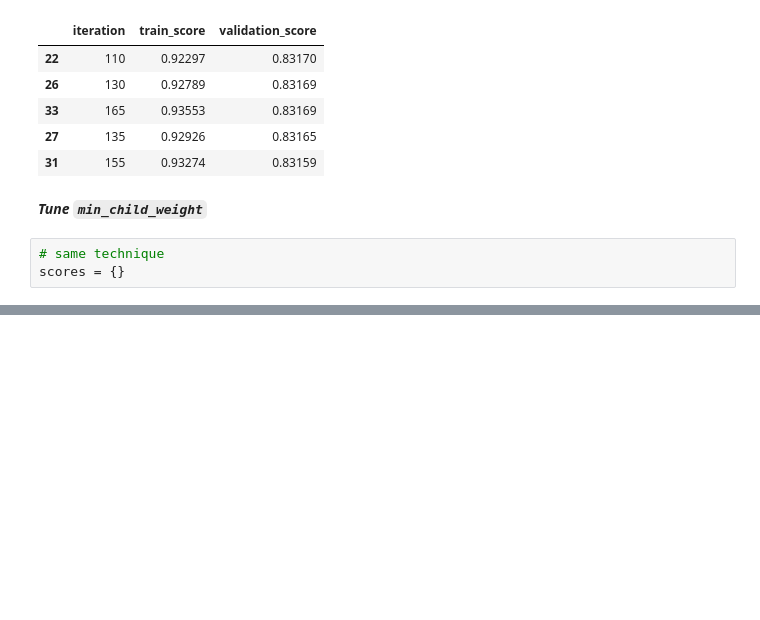
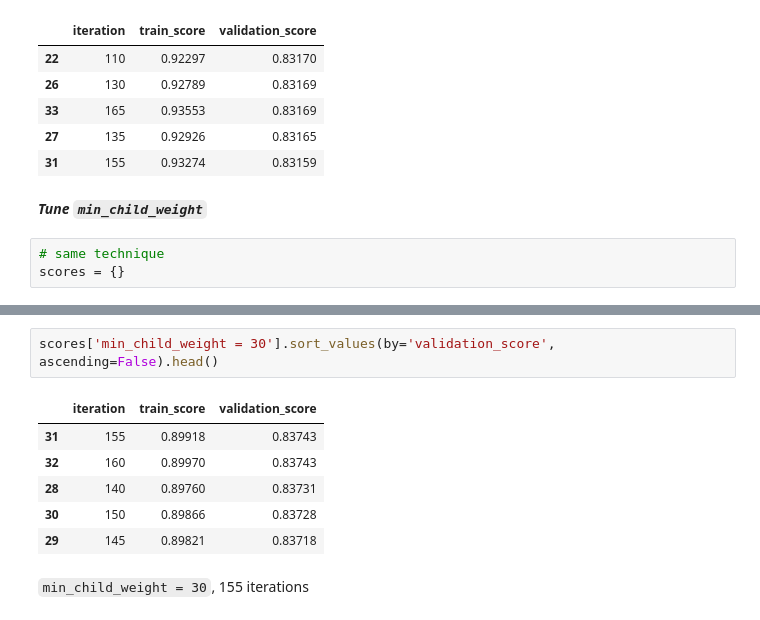
Before and after one commit to nadia-paz/ML-Zoomcamp, a Jupyter notebook: week6/05_boosting_algorithms.ipynb, the cells around one changed output, grey strips where cells are left out. Drawn from its saved outputs; the diff is of its cells as text; blank space fills up the shorter version.

```diff
--- a/week6/05_boosting_algorithms.ipynb
+++ b/week6/05_boosting_algorithms.ipynb
@@ -375,0 +405,11 @@ xgb_params = {
+# %%
+scores['min_child_weight = 30'].sort_values(by='validation_score', ascending=False).head()
+# %% [output]
+|  | iteration | train_score | validation_score |
+| 31 | 155 | 0.89918 | 0.83743 |
+| 32 | 160 | 0.89970 | 0.83743 |
+| 28 | 140 | 0.89760 | 0.83731 |
+| 30 | 150 | 0.89866 | 0.83728 |
+| 29 | 145 | 0.89821 | 0.83718 |
+# %% [markdown]
+`min_child_weight = 30`, 155 iterations
```
Also changed, not shown: parts of 8 cells of this notebook.
